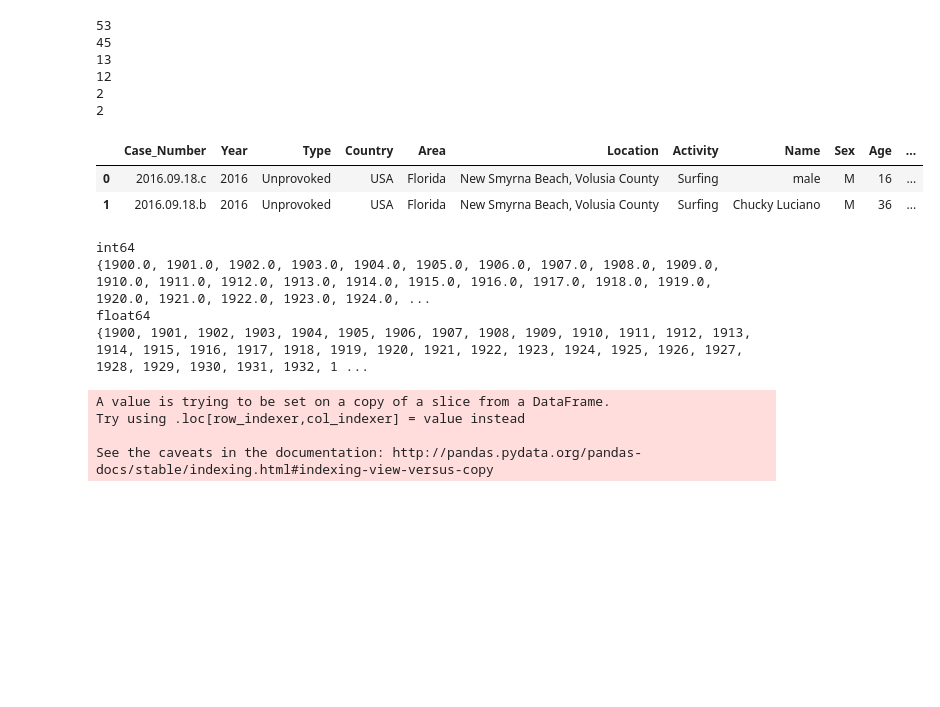
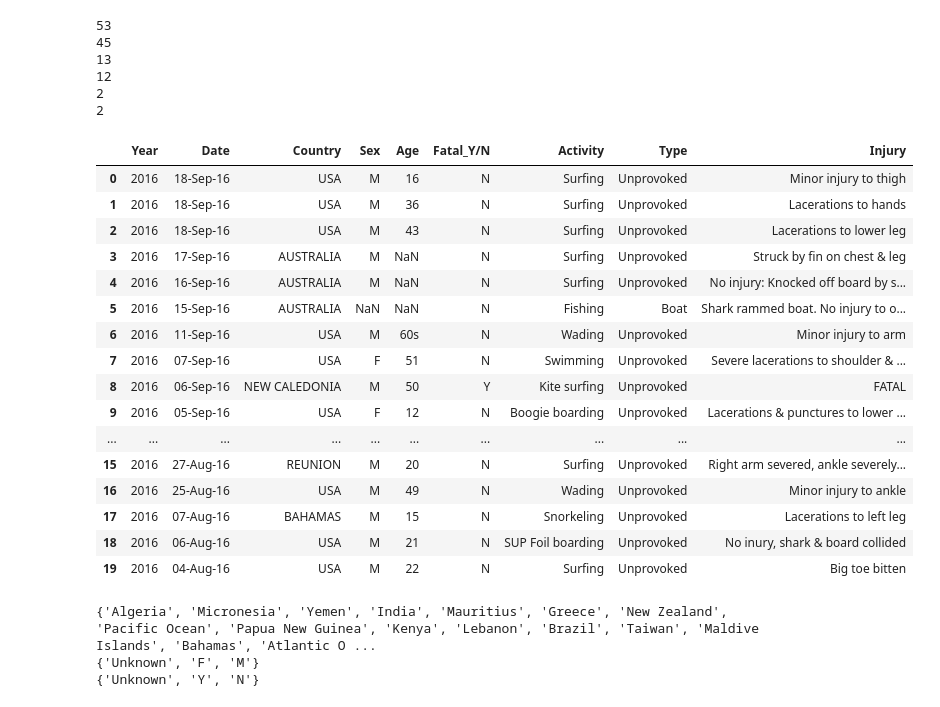
Before and after one commit to alejandroperela/datamad0119, a Jupyter notebook: module-1/pandas-project/your-code/data-wrangling.ipynb, the cells around one changed output. Cells and saved outputs as stored; diff of their text form; code cells hidden in the pictures; blank space fills up the shorter version.

```diff
--- a/module-1/pandas-project/your-code/data-wrangling.ipynb
+++ b/module-1/pandas-project/your-code/data-wrangling.ipynb
@@ -105,44 +116,69 @@ print(len(in_Case_Number_not_in_Case_Number_2))
 # %%
 #En base al paso anterior, procedo a ir eliminando las columnas repetidas o con muchos valores nulos.
 
-data = data.drop(columns=['href', 'Case_Number_1', 'Case_Number_2', 'Unnamed:_22', 'Unnamed:_23', 'Date',
-                          'Time', 'Species'])
-data.head(2)
+data = data.drop(columns=['href', 'Case_Number_1', 'Case_Number_2', 'Unnamed:_22', 'Unnamed:_23', 'Time',
+                          'Species', 'Case_Number', 'Area', 'Location', 'Name', 'Investigator_or_Source',
+                          'pdf', 'href_formula', 'original_order'])
+
+column_order = ['Year', 'Date', 'Country', 'Sex', 'Age', 'Fatal_Y/N', 'Activity', 'Type', 'Injury']
+data = data[column_order]
+data.head(20)
 # %% [output]
-|  | Case_Number | Year | Type | Country | Area | Location | Activity | Name | Sex | Age | ... |
-| 0 | 2016.09.18.c | 2016 | Unprovoked | USA | Florida | New Smyrna Beach, Volusia County | Surfing | male | M | 16 | ... |
-| 1 | 2016.09.18.b | 2016 | Unprovoked | USA | Florida | New Smyrna Beach, Volusia County | Surfing | Chucky Luciano | M | 36 | ... |
+|  | Year | Date | Country | Sex | Age | Fatal_Y/N | Activity | Type | Injury |
+| 0 | 2016 | 18-Sep-16 | USA | M | 16 | N | Surfing | Unprovoked | Minor injury to thigh |
+| 1 | 2016 | 18-Sep-16 | USA | M | 36 | N | Surfing | Unprovoked | Lacerations to hands |
+| 2 | 2016 | 18-Sep-16 | USA | M | 43 | N | Surfing | Unprovoked | Lacerations to lower leg |
+| 3 | 2016 | 17-Sep-16 | AUSTRALIA | M | NaN | N | Surfing | Unprovoked | Struck by fin on chest & leg |
+| 4 | 2016 | 16-Sep-16 | AUSTRALIA | M | NaN | N | Surfing | Unprovoked | No injury: Knocked off board by s... |
+| 5 | 2016 | 15-Sep-16 | AUSTRALIA | NaN | NaN | N | Fishing | Boat | Shark rammed boat. No injury to o... |
+| 6 | 2016 | 11-Sep-16 | USA | M | 60s | N | Wading | Unprovoked | Minor injury to arm |
+| 7 | 2016 | 07-Sep-16 | USA | F | 51 | N | Swimming | Unprovoked | Severe lacerations to shoulder & ... |
+| 8 | 2016 | 06-Sep-16 | NEW CALEDONIA | M | 50 | Y | Kite surfing | Unprovoked | FATAL |
+| 9 | 2016 | 05-Sep-16 | USA | F | 12 | N | Boogie boarding | Unprovoked | Lacerations & punctures to lower ... |
+| ... | ... | ... | ... | ... | ... | ... | ... | ... | ... |
+| 15 | 2016 | 27-Aug-16 | REUNION | M | 20 | N | Surfing | Unprovoked | Right arm severed, ankle severely... |
+| 16 | 2016 | 25-Aug-16 | USA | M | 49 | N | Wading | Unprovoked | Minor injury to ankle |
+| 17 | 2016 | 07-Aug-16 | BAHAMAS | M | 15 | N | Snorkeling | Unprovoked | Lacerations to left leg |
+| 18 | 2016 | 06-Aug-16 | USA | M | 21 | N | SUP Foil boarding | Unprovoked | No inury, shark & board collided |
+| 19 | 2016 | 04-Aug-16 | USA | M | 22 | N | Surfing | Unprovoked | Big toe bitten |
 # %%
 #En este paso, tras examinar los posibles valores de columnas en las que podría basar mi análisis, procedo a
 #limpiar los posibles valores que pueden tomar las variables.
 
 data['Country'] = data['Country'].str.title()
 data['Country'] = data['Country'].str.replace('?', '')
+data['Country'] = data['Country'].fillna("Unknown")
+data['Country'] = data['Country'].str.replace('Palestinian Territories', 'Palestina')
+data['Country'] = data['Country'].str.replace('Between Portugal & India', 'Portugal / India')
+data['Country'] = data['Country'].str.replace('Ceylon (Sri Lanka)', 'Sri Lanka')
+data['Country'] = data['Country'].str.replace('British Isles', 'United Kingdom/Ireland')
+
 data['Sex'] = data['Sex'].str.replace('M ', 'M')
+data['Sex'] = data['Sex'].str.replace('lli', 'Unknown')
+data['Sex'] = data['Sex'].str.replace('.', 'Unknown')
+data['Sex'] = data['Sex'].str.replace('N', 'Unknown')
+data['Sex'] = data['Sex'].fillna("Unknown")
+
 data['Fatal_Y/N'] = data['Fatal_Y/N'].str.replace('N ', 'N')
 data['Fatal_Y/N'] = data['Fatal_Y/N'].str.replace('n', 'N')
 data['Fatal_Y/N'] = data['Fatal_Y/N'].str.replace(' N', 'N')
+data['Fatal_Y/N'] = data['Fatal_Y/N'].str.replace('#VALUE!', 'Unknown')
+data['Fatal_Y/N'] = data['Fatal_Y/N'].str.replace('F', 'Unknown')
+data['Fatal_Y/N'] = data['Fatal_Y/N'].str.replace('UNKNOWN', 'Unknown')
+data['Fatal_Y/N'] = data['Fatal_Y/N'].fillna("Unknown")
 
 print(set(data['Country']))
 print(set(data['Sex']))
 print(set(data['Fatal_Y/N']))
+# %% [output]
+{'Algeria', 'Micronesia', 'Yemen', 'India', 'Mauritius', 'Greece', 'New Zealand', 'Pacific Ocean', 'Papua New Guinea', 'Kenya', 'Lebanon', 'Brazil', 'Taiwan', 'Maldive Islands', 'Bahamas', 'Atlantic O ...
+{'Unknown', 'F', 'M'}
+{'Unknown', 'Y', 'N'}
 # %%
 #Comienzo a filtrar los datos que quiero utilizar. En este caso, quiero analizar los ataques producidos en los
-#siglos XX y XXI. Además, cambio el formato del año tras realizar las operaciones previas para eliminar decimales.
+#siglos XX y XXI.
 
-print(data['Year'].dtype)
-data_year1 = data.where(data['Year'] > 1899)
-data_year2 = data_year1.dropna(subset=['Year'])
-print(set(data_year2['Year']))
-print(data_year2['Year'].dtype)
-data_year2['Year'] = data_year2['Year'].astype('int64')
-print(set(data_year2['Year']))
+years = data["Year"]
+drop_cols = list(years[years < 1900].index)
+data = data.drop(drop_cols, axis=0)
+#data['Year'].value_counts()
-# %% [output]
-int64
-{1900.0, 1901.0, 1902.0, 1903.0, 1904.0, 1905.0, 1906.0, 1907.0, 1908.0, 1909.0, 1910.0, 1911.0, 1912.0, 1913.0, 1914.0, 1915.0, 1916.0, 1917.0, 1918.0, 1919.0, 1920.0, 1921.0, 1922.0, 1923.0, 1924.0, ...
-float64
-{1900, 1901, 1902, 1903, 1904, 1905, 1906, 1907, 1908, 1909, 1910, 1911, 1912, 1913, 1914, 1915, 1916, 1917, 1918, 1919, 1920, 1921, 1922, 1923, 1924, 1925, 1926, 1927, 1928, 1929, 1930, 1931, 1932, 1 ...
-A value is trying to be set on a copy of a slice from a DataFrame.
-Try using .loc[row_indexer,col_indexer] = value instead
-
-See the caveats in the documentation: http://pandas.pydata.org/pandas-docs/stable/indexing.html#indexing-view-versus-copy
```
Also changed, not shown: parts of 4 cells of this notebook.
